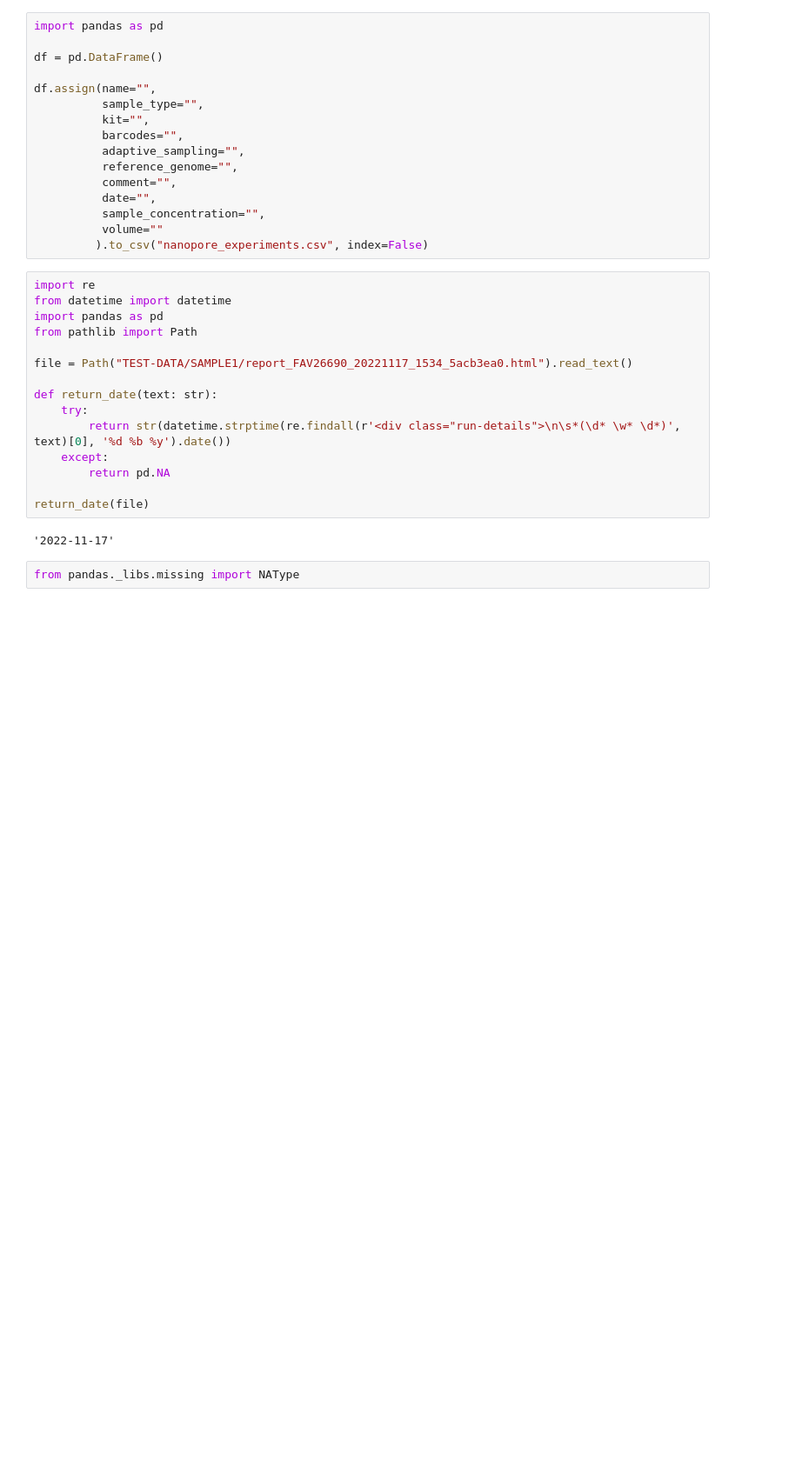
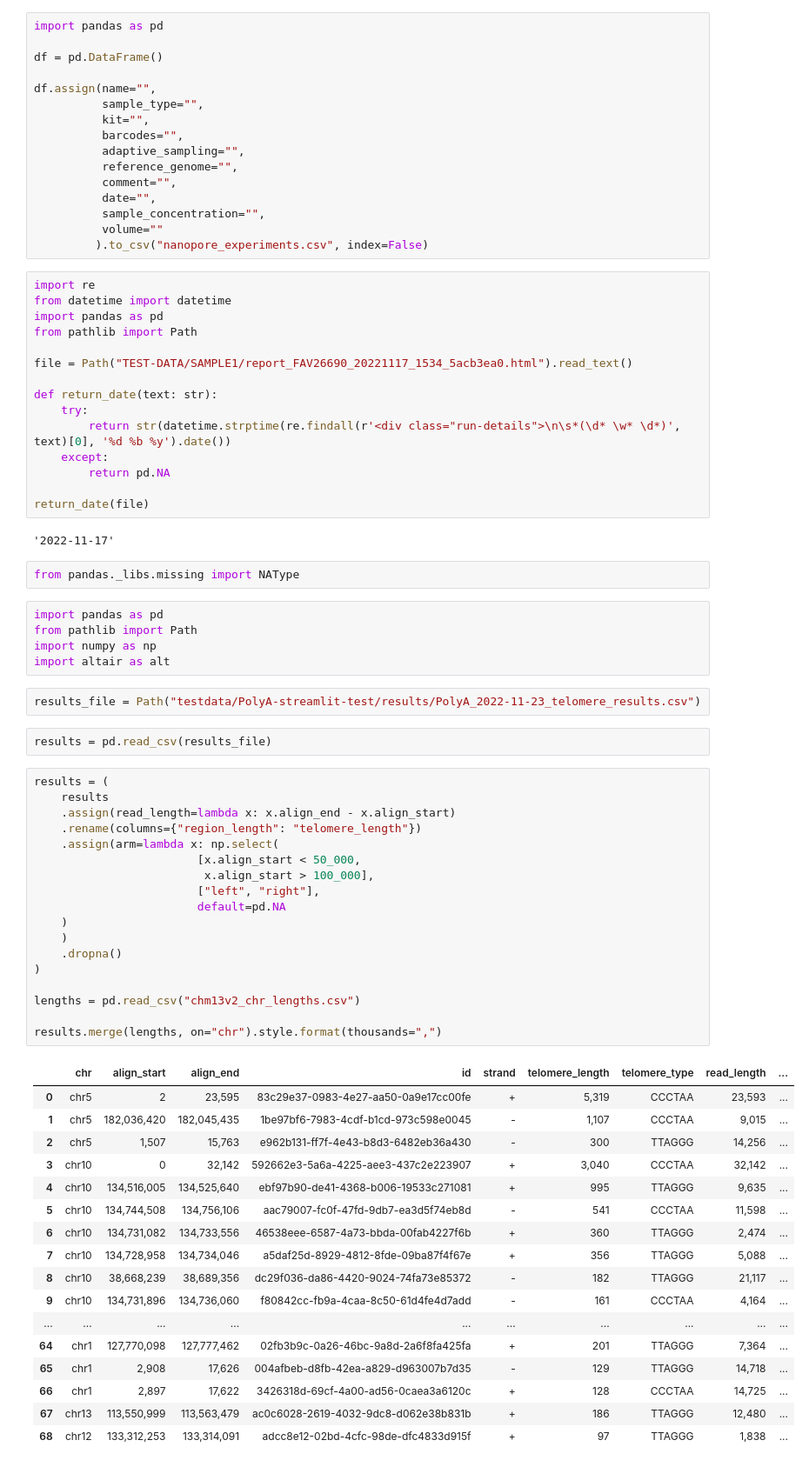
Before and after one commit to willros/lims-streamlit, a Jupyter notebook: workbook.ipynb, the cells around one changed output. Shown at 87% size. Cells and saved outputs as stored; diff of their text form; blank space fills up the shorter version.

```diff
--- a/workbook.ipynb
+++ b/workbook.ipynb
@@ -33,3 +33,48 @@ return_date(file)
 '2022-11-17'
 # %%
 from pandas._libs.missing import NAType
+# %%
+import pandas as pd
+from pathlib import Path
+import numpy as np
+import altair as alt
+# %%
+results_file = Path("testdata/PolyA-streamlit-test/results/PolyA_2022-11-23_telomere_results.csv")
+# %%
+results = pd.read_csv(results_file)
+# %%
+results = (
+    results
+    .assign(read_length=lambda x: x.align_end - x.align_start)
+    .rename(columns={"region_length": "telomere_length"})
+    .assign(arm=lambda x: np.select(
+                        [x.align_start < 50_000,
+                         x.align_start > 100_000],
+                        ["left", "right"],
+                        default=pd.NA
+    )
+    )
+    .dropna()
+)
+
+lengths = pd.read_csv("chm13v2_chr_lengths.csv")
+
+results.merge(lengths, on="chr").style.format(thousands=",")
+# %% [output]
+|  | chr | align_start | align_end | id | strand | telomere_length | telomere_type | read_length | ... |
+| 0 | chr5 | 2 | 23,595 | 83c29e37-0983-4e27-aa50-0a9e17cc00fe | + | 5,319 | CCCTAA | 23,593 | ... |
+| 1 | chr5 | 182,036,420 | 182,045,435 | 1be97bf6-7983-4cdf-b1cd-973c598e0045 | - | 1,107 | CCCTAA | 9,015 | ... |
+| 2 | chr5 | 1,507 | 15,763 | e962b131-ff7f-4e43-b8d3-6482eb36a430 | - | 300 | TTAGGG | 14,256 | ... |
+| 3 | chr10 | 0 | 32,142 | 592662e3-5a6a-4225-aee3-437c2e223907 | + | 3,040 | CCCTAA | 32,142 | ... |
+| 4 | chr10 | 134,516,005 | 134,525,640 | ebf97b90-de41-4368-b006-19533c271081 | + | 995 | TTAGGG | 9,635 | ... |
+| 5 | chr10 | 134,744,508 | 134,756,106 | aac79007-fc0f-47fd-9db7-ea3d5f74eb8d | - | 541 | CCCTAA | 11,598 | ... |
+| 6 | chr10 | 134,731,082 | 134,733,556 | 46538eee-6587-4a73-bbda-00fab4227f6b | + | 360 | TTAGGG | 2,474 | ... |
+| 7 | chr10 | 134,728,958 | 134,734,046 | a5daf25d-8929-4812-8fde-09ba87f4f67e | + | 356 | TTAGGG | 5,088 | ... |
+| 8 | chr10 | 38,668,239 | 38,689,356 | dc29f036-da86-4420-9024-74fa73e85372 | - | 182 | TTAGGG | 21,117 | ... |
+| 9 | chr10 | 134,731,896 | 134,736,060 | f80842cc-fb9a-4caa-8c50-61d4fe4d7add | - | 161 | CCCTAA | 4,164 | ... |
+| ... | ... | ... | ... | ... | ... | ... | ... | ... | ... |
+| 64 | chr1 | 127,770,098 | 127,777,462 | 02fb3b9c-0a26-46bc-9a8d-2a6f8fa425fa | + | 201 | TTAGGG | 7,364 | ... |
+| 65 | chr1 | 2,908 | 17,626 | 004afbeb-d8fb-42ea-a829-d963007b7d35 | - | 129 | TTAGGG | 14,718 | ... |
+| 66 | chr1 | 2,897 | 17,622 | 3426318d-69cf-4a00-ad56-0caea3a6120c | + | 128 | CCCTAA | 14,725 | ... |
+| 67 | chr13 | 113,550,999 | 113,563,479 | ac0c6028-2619-4032-9dc8-d062e38b831b | + | 186 | TTAGGG | 12,480 | ... |
+| 68 | chr12 | 133,312,253 | 133,314,091 | adcc8e12-02bd-4cfc-98de-dfc4833d915f | + | 97 | TTAGGG | 1,838 | ... |
```
Also changed, not shown: parts of 2 cells of this notebook, 4 other files.
